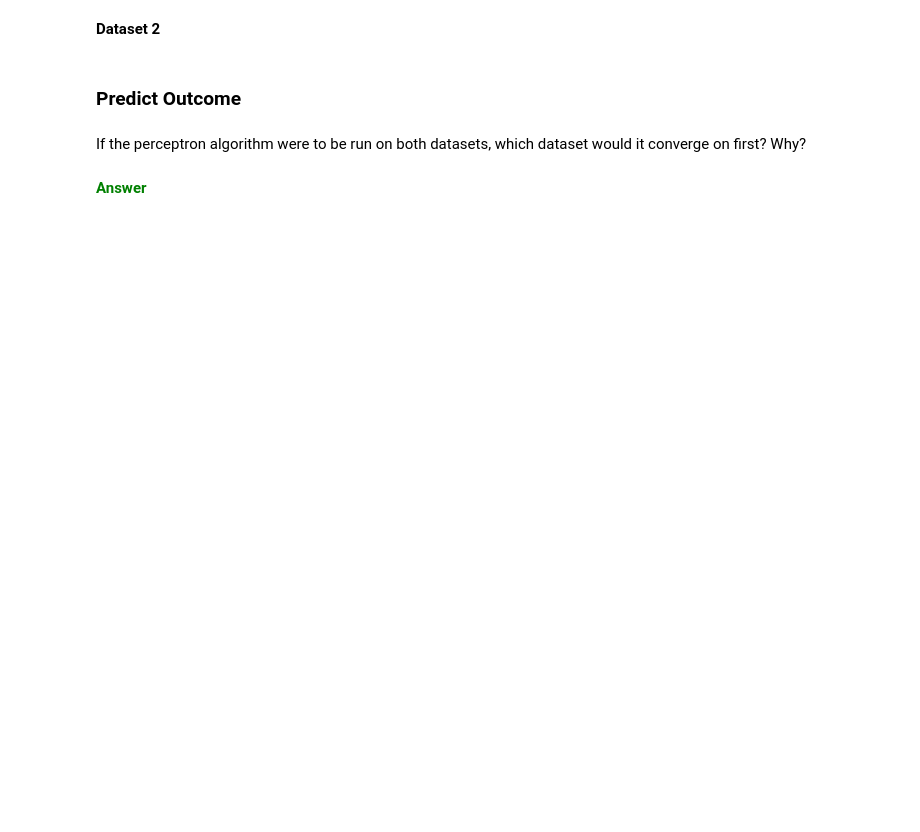
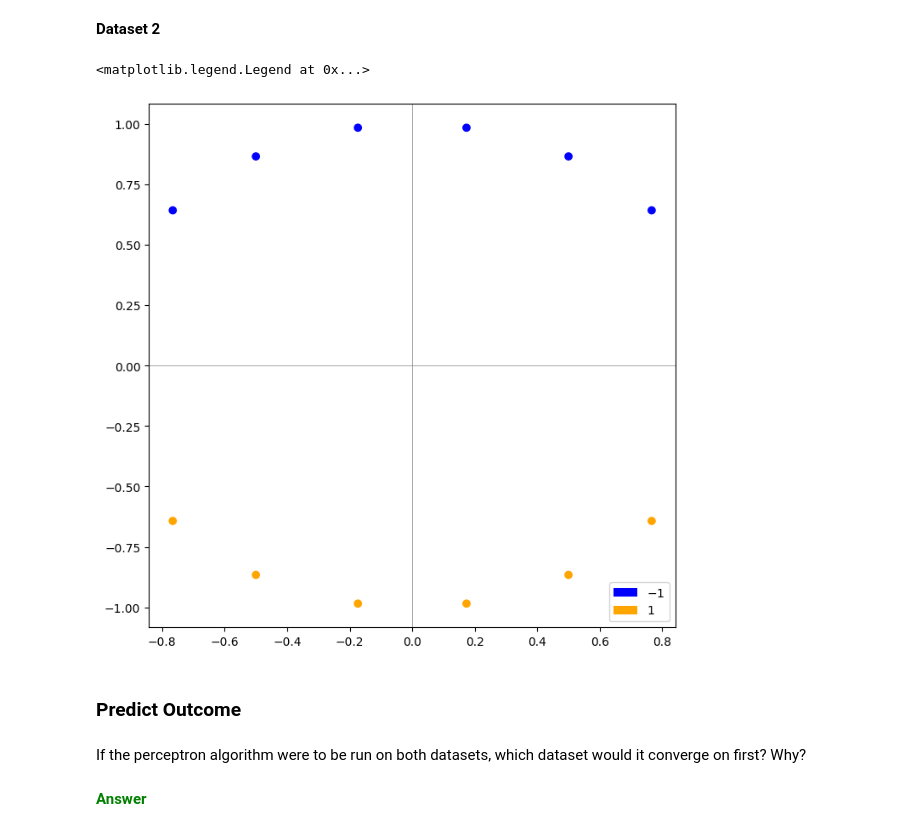
Before and after one commit to amusteata/bme118-hw1, a Jupyter notebook: perceptron_introduction.ipynb, the cells around one changed output. Saved outputs shown, nothing was run; the diff lists cells and outputs as text; code cells hidden in the pictures; blank space fills up the shorter version.

```diff
--- a/perceptron_introduction.ipynb
+++ b/perceptron_introduction.ipynb
@@ -577,5 +682,19 @@ Make a plot of both datasets. In each plot include the datapoints, the weight ve
 # %% [markdown]
 **Dataset 2**
+# %%
+x=np.array( [[0.76604444, 0.64278761],[ 0.5,0.8660254],[0.17364818,0.98480775],[-0.17364818, 0.98480775],[-0.5, 0.8660254],[-0.76604444, 0.64278761],[-0.76604444, -0.64278761],[-0.5, -0.8660254 ],[-0.17364818, -0.98480775],[ 0.17364818, -0.98480775],[0.5,-0.8660254],[0.76604444,-0.64278761]] )
+y = np.array([-1, -1, -1, -1, -1, -1, 1, 1, 1, 1, 1, 1])
+
+plt.rcParams["figure.figsize"]=8,8              # Set size of plot
+plt.axhline(0, color="gray", linewidth=.5)
+plt.axvline(0, color='gray', linewidth=.5)
+colormap = np.array(['dummy', 'orange', 'blue'])
+plt.scatter( x[:,0], x[:,1], c=colormap[y]) #c=colormap[y])#, cmap=colormap[y])         # Create scatter plot of data
+plt.legend( [Patch(facecolor="b"),Patch(facecolor="orange")], ["$-1$","$1$"], loc="lower right")       # Add legend
+                     # Set x and y axis
+# %% [output]
+<matplotlib.legend.Legend at 0x...>
+[figure, added]
 # %% [markdown]
 ### Predict Outcome
 # %% [markdown]
```
Also changed, not shown: parts of 20 cells of this notebook.
